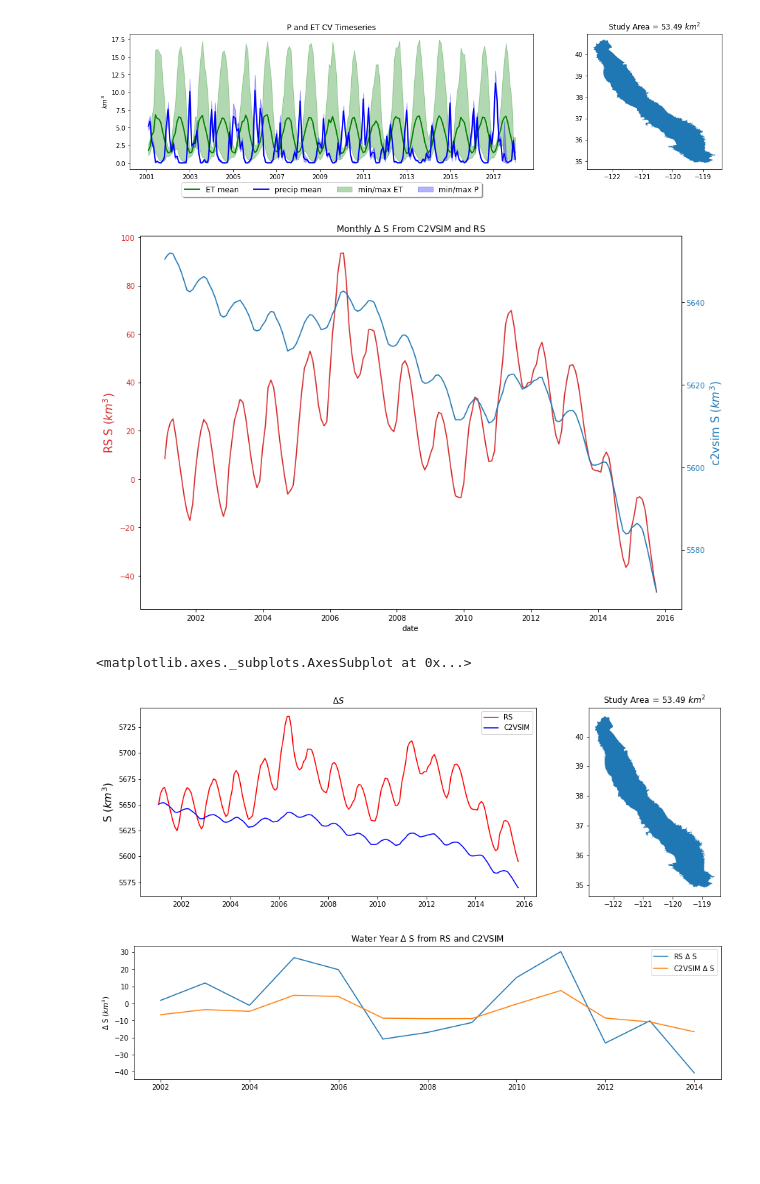
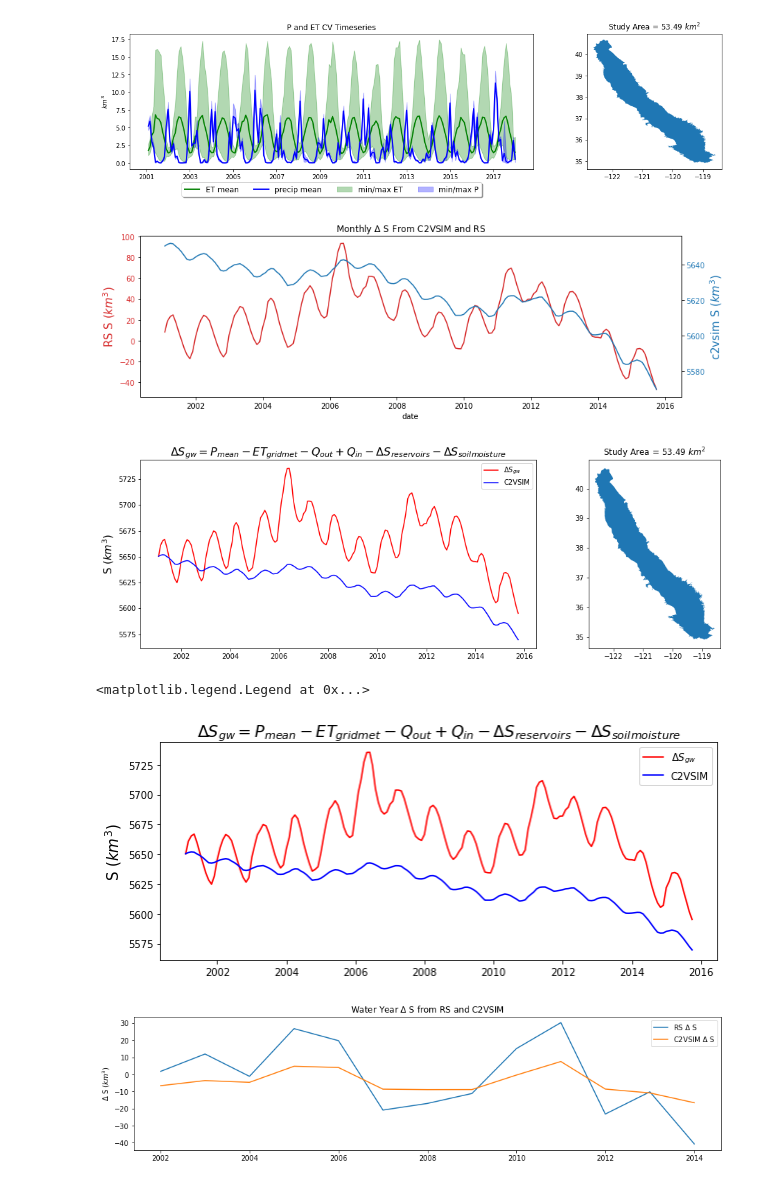
Before and after one commit to kashingtonDC/cvwbm, a Jupyter notebook: code/cvwb_fin.ipynb, the cells around one changed output. Cells and saved outputs as stored; diff of their text form; code cells hidden in the pictures; blank space fills up the shorter version.

```diff
--- a/code/cvwb_fin.ipynb
+++ b/code/cvwb_fin.ipynb
@@ -348,39 +335,50 @@ df['ds'] = df.p_mean - df.gmet_eto - df.q_out + df.q_in + df.soil_moisture + df.
 # %%
 # Plot c2vsim DS and RS DS
 
-fig, ax1 = plt.subplots(figsize = (12,8))
+fig, ax1 = plt.subplots(figsize = (12,4))
 plt.title("Monthly $\Delta$ S From C2VSIM and RS")
 
 color = 'tab:red'
 ax1.set_xlabel('date')
 ax1.set_ylabel('RS S $(km^3)$', color=color, size = 15)
 ax1.plot(df.index, np.cumsum(df.ds), color=color)
 ax1.tick_params(axis='y', labelcolor=color)
 
 ax2 = ax1.twinx()
 
 color = 'tab:blue'
 ax2.set_ylabel('c2vsim S ($km^3$)', color=color, size = 15)
 ax2.plot(df.index, df.c2v_s, color=color)
 ax2.tick_params(axis='y', labelcolor=color)
 
 fig.tight_layout()
 plt.show()
 # %% [output]
-[figure, old version]
+[figure, new version]
 # %%
 # plot on same axis
 
 f, (a0, a1) = plt.subplots(1,2, gridspec_kw = {'width_ratios':[3, 1]}, figsize=(15,5))
 
-a0.set_title("$\Delta S$")
-a0.plot(df.index, np.cumsum(df.ds)+df.c2v_s.iloc[0] - df.ds.iloc[0], color="red", label = "RS")
+a0.set_title("$\Delta S_{gw} = P_{mean} -  ET_{gridmet} - Q_{out} + Q_{in} - \Delta S_{reservoirs} - \Delta S_{soil moisture}$", size = 16)
+a0.plot(df.index, np.cumsum(df.ds)+df.c2v_s.iloc[0] - df.ds.iloc[0], color="red", label = "$\Delta S_{gw}$")
 a0.plot(df.index, df.c2v_s, color="blue", label = "C2VSIM")
 a0.set_ylabel('S $(km^3)$', size = 15)
 a0.legend()
 
 a1.set_title("Study Area = {} $km^2$".format(sa_km3))
 cv.plot(ax=a1)
+
+plt.show()
 # %% [output]
-<matplotlib.axes._subplots.AxesSubplot at 0x...>
-[figure, old version]
+[figure, new version]
+# %%
+plt.figure(figsize = (10, 4))
+plt.title("$\Delta S_{gw} = P_{mean} -  ET_{gridmet} - Q_{out} + Q_{in} - \Delta S_{reservoirs} - \Delta S_{soil moisture}$", size = 16)
+plt.plot(df.index, np.cumsum(df.ds)+df.c2v_s.iloc[0] - df.ds.iloc[0], color="red", label = "$\Delta S_{gw}$")
+plt.plot(df.index, df.c2v_s, color="blue", label = "C2VSIM")
+plt.ylabel('S $(km^3)$', size = 15)
+plt.legend()
+# %% [output]
+<matplotlib.legend.Legend at 0x...>
+[figure, added]
```
Also changed, not shown: parts of 3 cells of this notebook.
